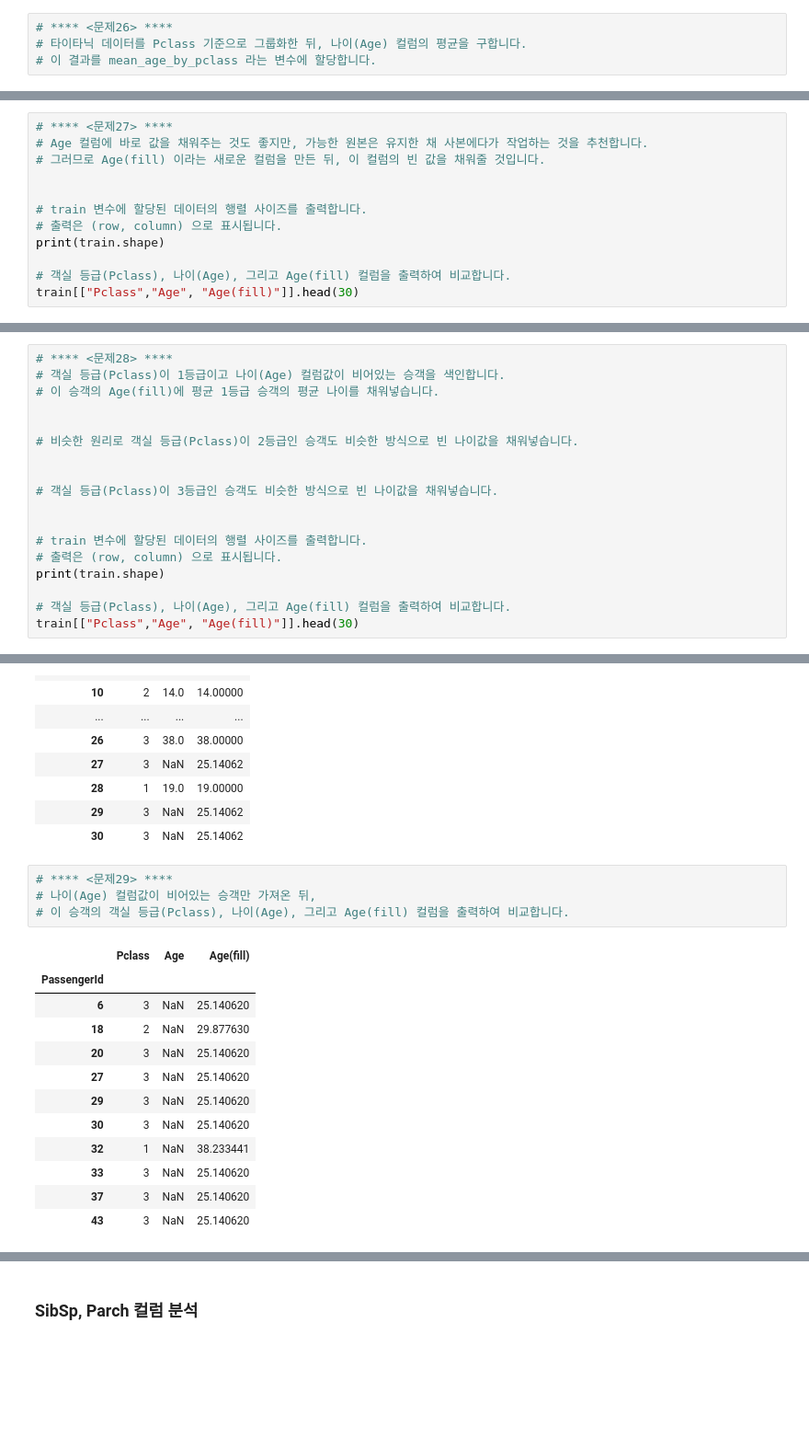
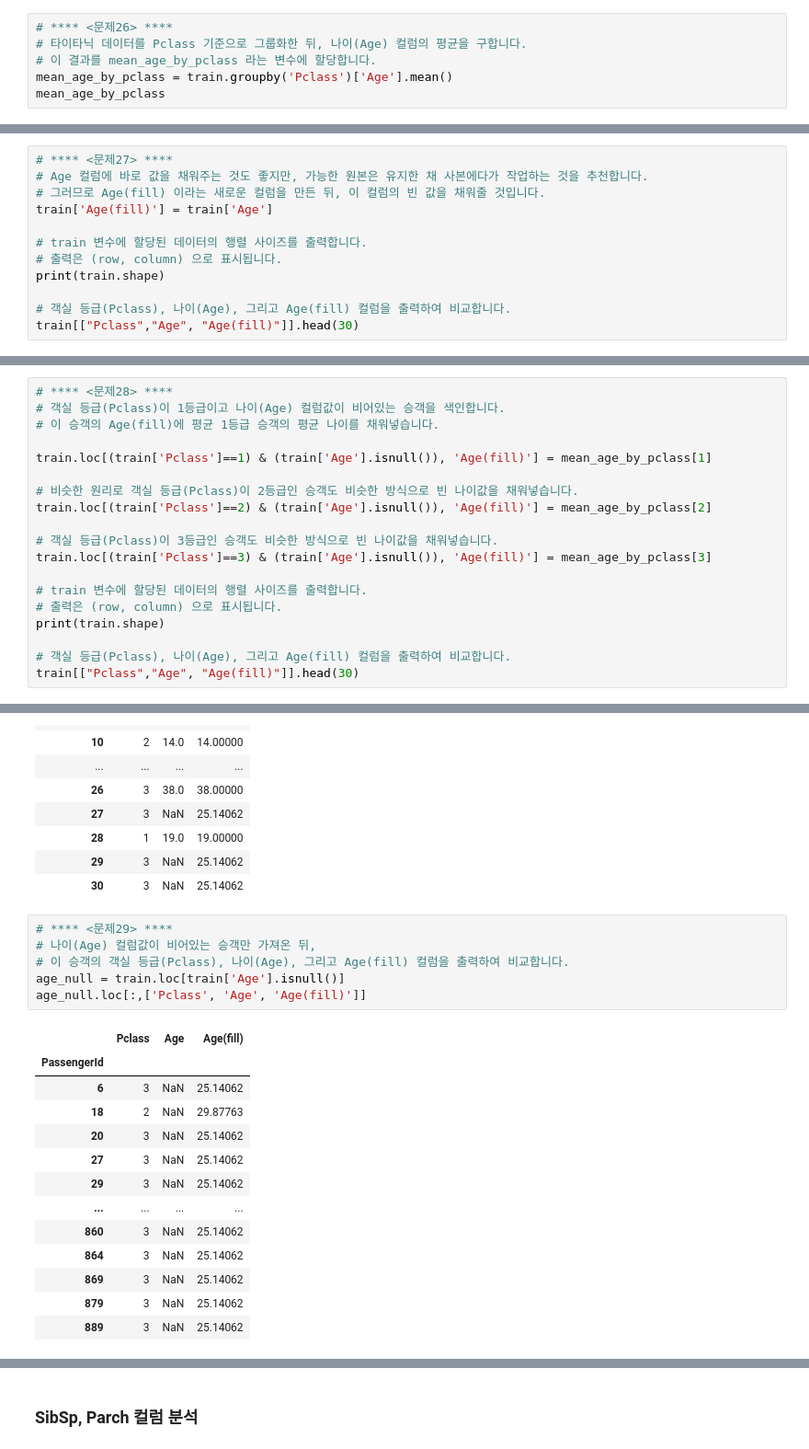
Before and after one commit to progjs/web_scraping, a Jupyter notebook: 05.explore_titanic_using_pandas(answer).ipynb, the cells around one changed output, grey strips where cells are left out. Shown at 92% size. Saved outputs shown, nothing was run; the diff lists cells and outputs as text; blank space fills up the shorter version.

```diff
--- a/05.explore_titanic_using_pandas(answer).ipynb
+++ b/05.explore_titanic_using_pandas(answer).ipynb
@@ -677,6 +677,8 @@ HTML(filename="html/table9.html")
 # **** <문제26> ****
 # 타이타닉 데이터를 Pclass 기준으로 그룹화한 뒤, 나이(Age) 컬럼의 평균을 구합니다.
 # 이 결과를 mean_age_by_pclass 라는 변수에 할당합니다.
+mean_age_by_pclass = train.groupby('Pclass')['Age'].mean()
+mean_age_by_pclass
 # %% [output]
 Pclass
 1    38.233441
@@ -687,7 +689,7 @@ Name: Age, dtype: float64
 # **** <문제27> ****
 # Age 컬럼에 바로 값을 채워주는 것도 좋지만, 가능한 원본은 유지한 채 사본에다가 작업하는 것을 추천합니다.
 # 그러므로 Age(fill) 이라는 새로운 컬럼을 만든 뒤, 이 컬럼의 빈 값을 채워줄 것입니다.
-
+train['Age(fill)'] = train['Age']
 
 # train 변수에 할당된 데이터의 행렬 사이즈를 출력합니다.
 # 출력은 (row, column) 으로 표시됩니다.
@@ -720,12 +722,13 @@ train[["Pclass","Age", "Age(fill)"]].head(30)
 # 객실 등급(Pclass)이 1등급이고 나이(Age) 컬럼값이 비어있는 승객을 색인합니다.
 # 이 승객의 Age(fill)에 평균 1등급 승객의 평균 나이를 채워넣습니다.
 
+train.loc[(train['Pclass']==1) & (train['Age'].isnull()), 'Age(fill)'] = mean_age_by_pclass[1]
 
 # 비슷한 원리로 객실 등급(Pclass)이 2등급인 승객도 비슷한 방식으로 빈 나이값을 채워넣습니다.
-
+train.loc[(train['Pclass']==2) & (train['Age'].isnull()), 'Age(fill)'] = mean_age_by_pclass[2]
 
 # 객실 등급(Pclass)이 3등급인 승객도 비슷한 방식으로 빈 나이값을 채워넣습니다.
-
+train.loc[(train['Pclass']==3) & (train['Age'].isnull()), 'Age(fill)'] = mean_age_by_pclass[3]
 
 # train 변수에 할당된 데이터의 행렬 사이즈를 출력합니다.
 # 출력은 (row, column) 으로 표시됩니다.
@@ -756,17 +759,20 @@ train[["Pclass","Age", "Age(fill)"]].head(30)
 # %%
 # **** <문제29> ****
 # 나이(Age) 컬럼값이 비어있는 승객만 가져온 뒤,
 # 이 승객의 객실 등급(Pclass), 나이(Age), 그리고 Age(fill) 컬럼을 출력하여 비교합니다.
+age_null = train.loc[train['Age'].isnull()]
+age_null.loc[:,['Pclass', 'Age', 'Age(fill)']]
 # %% [output]
 |  | Pclass | Age | Age(fill) |
 | PassengerId |  |  |  |
-| 6 | 3 | NaN | 25.140620 |
-| 18 | 2 | NaN | 29.877630 |
-| 20 | 3 | NaN | 25.140620 |
-| 27 | 3 | NaN | 25.140620 |
-| 29 | 3 | NaN | 25.140620 |
-| 30 | 3 | NaN | 25.140620 |
-| 32 | 1 | NaN | 38.233441 |
-| 33 | 3 | NaN | 25.140620 |
-| 37 | 3 | NaN | 25.140620 |
-| 43 | 3 | NaN | 25.140620 |
+| 6 | 3 | NaN | 25.14062 |
+| 18 | 2 | NaN | 29.87763 |
+| 20 | 3 | NaN | 25.14062 |
+| 27 | 3 | NaN | 25.14062 |
+| 29 | 3 | NaN | 25.14062 |
+| ... | ... | ... | ... |
+| 860 | 3 | NaN | 25.14062 |
+| 864 | 3 | NaN | 25.14062 |
+| 869 | 3 | NaN | 25.14062 |
+| 879 | 3 | NaN | 25.14062 |
+| 889 | 3 | NaN | 25.14062 |
```
Also changed, not shown: parts of 38 cells of this notebook, 1 other file.
